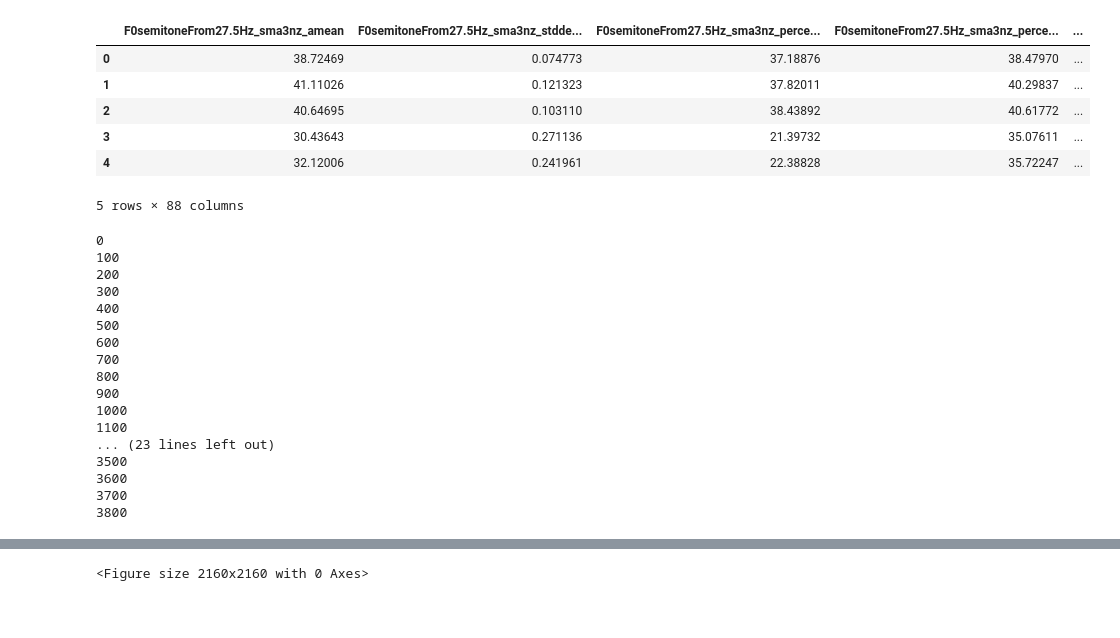
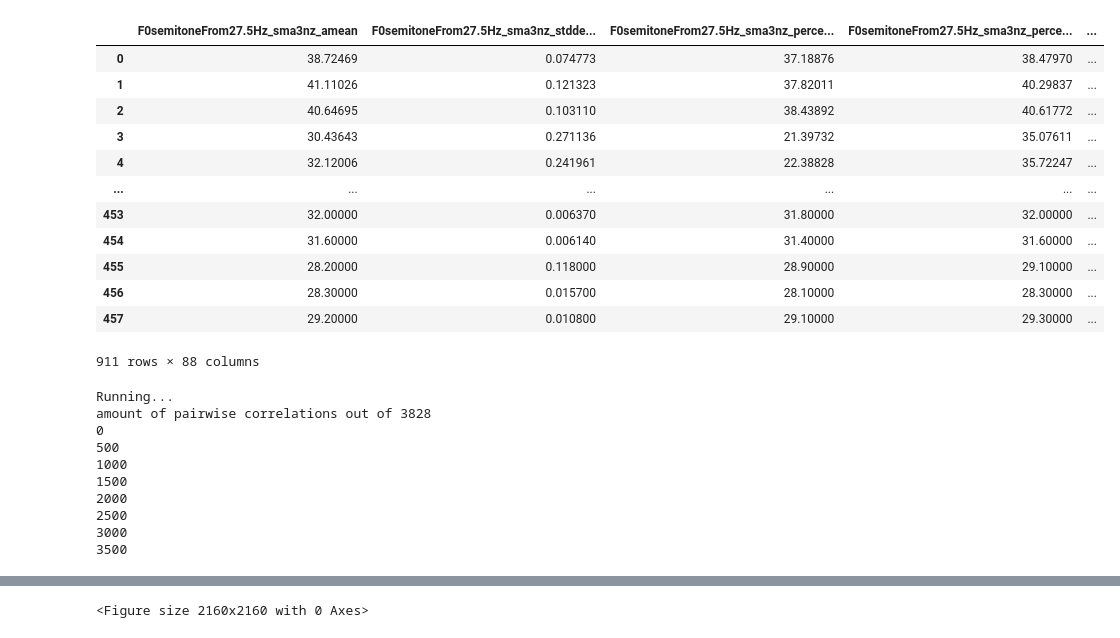
Before and after one commit to sanuann/vfp, a Jupyter notebook: redudant_features.ipynb, the cells around one changed output, grey strips where cells are left out. Cells and saved outputs as stored; diff of their text form; code cells hidden in the pictures; blank space fills up the shorter version.

```diff
--- a/redudant_features.ipynb
+++ b/redudant_features.ipynb
@@ -32,37 +150,36 @@ def pairwise_dcor(df):
     df2 = df2.replace({0:1})
     return df2
 # %%
-
-# input_dir = './data/output/vfp_v7_indfact/'
-# egemaps = pd.read_csv(input_dir+'egemaps_vector_both.csv', index_col=0)
-# egemaps = egemaps.drop(['sid','token', 'target', 'filename'], axis=1)
-
-# egemaps.head()
+# Load egemaps
+egemaps = pd.read_csv(input_dir+'egemaps_vector_both.csv', index_col=0)
+egemaps = egemaps.drop(['sid','token','target', 'filename'], axis=1)
-# %% [output]
-|  | F0semitoneFrom27.5Hz_sma3nz_amean | F0semitoneFrom27.5Hz_sma3nz_stdde... | F0semitoneFrom27.5Hz_sma3nz_perce... | F0semitoneFrom27.5Hz_sma3nz_perce... | ... |
-| 0 | 38.72469 | 0.074773 | 37.18876 | 38.47970 | ... |
-| 1 | 41.11026 | 0.121323 | 37.82011 | 40.29837 | ... |
-| 2 | 40.64695 | 0.103110 | 38.43892 | 40.61772 | ... |
-| 3 | 30.43643 | 0.271136 | 21.39732 | 35.07611 | ... |
-| 4 | 32.12006 | 0.241961 | 22.38828 | 35.72247 | ... |
-5 rows × 88 columns
+# %%
+egemaps
+# %% [output]
+|  | F0semitoneFrom27.5Hz_sma3nz_amean | F0semitoneFrom27.5Hz_sma3nz_stdde... | F0semitoneFrom27.5Hz_sma3nz_perce... | F0semitoneFrom27.5Hz_sma3nz_perce... | ... |
+| 0 | 38.72469 | 0.074773 | 37.18876 | 38.47970 | ... |
+| 1 | 41.11026 | 0.121323 | 37.82011 | 40.29837 | ... |
+| 2 | 40.64695 | 0.103110 | 38.43892 | 40.61772 | ... |
+| 3 | 30.43643 | 0.271136 | 21.39732 | 35.07611 | ... |
+| 4 | 32.12006 | 0.241961 | 22.38828 | 35.72247 | ... |
+| ... | ... | ... | ... | ... | ... |
+| 453 | 32.00000 | 0.006370 | 31.80000 | 32.00000 | ... |
+| 454 | 31.60000 | 0.006140 | 31.40000 | 31.60000 | ... |
+| 455 | 28.20000 | 0.118000 | 28.90000 | 29.10000 | ... |
+| 456 | 28.30000 | 0.015700 | 28.10000 | 28.30000 | ... |
+| 457 | 29.20000 | 0.010800 | 29.10000 | 29.30000 | ... |
+911 rows × 88 columns
 # %%
-# df2 = pairwise_dcor(egemaps)
+# Run pairwise dcore (This take a few minutes)
+df2 = pairwise_dcor(egemaps)
 # %% [output]
+Running...
+amount of pairwise correlations out of 3828
 0
-100
-200
-300
-400
 500
-600
-700
-800
-900
 1000
-1100
-... (23 lines left out)
+1500
+2000
+2500
+3000
 3500
-3600
-3700
-3800
```
Also changed, not shown: parts of 12 cells of this notebook, 20 other files.
